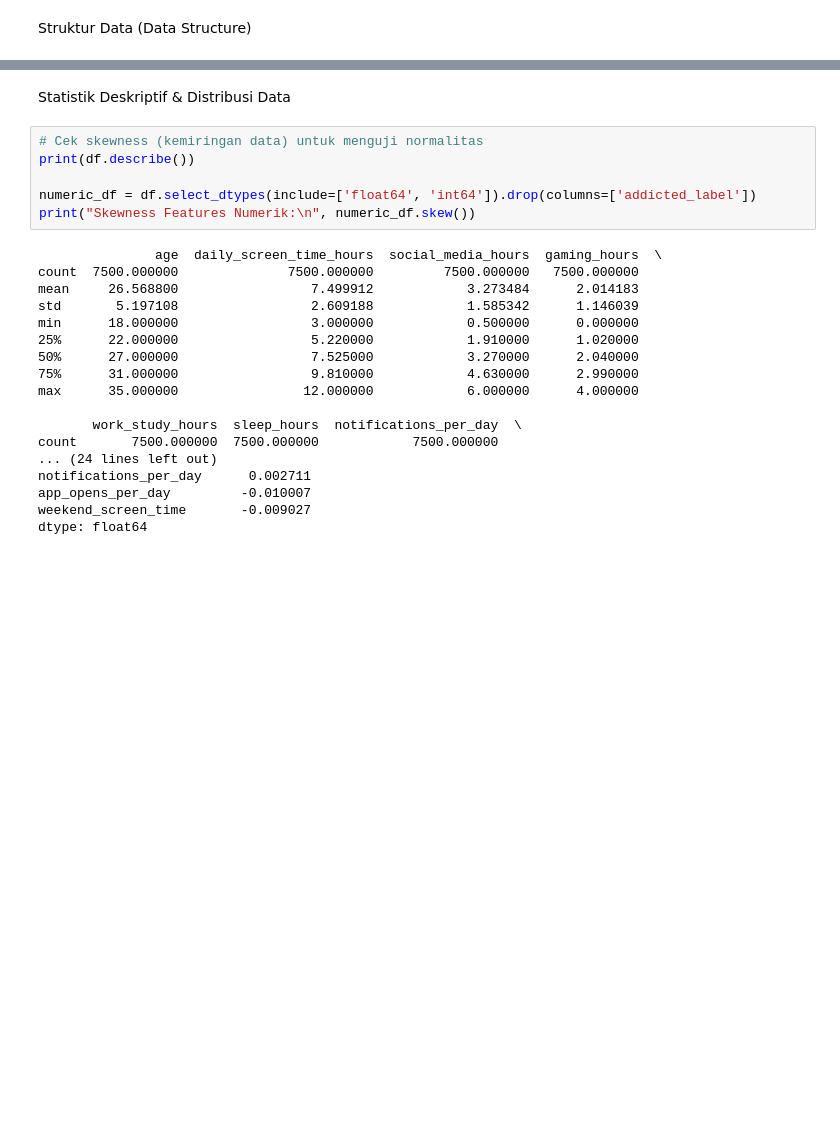
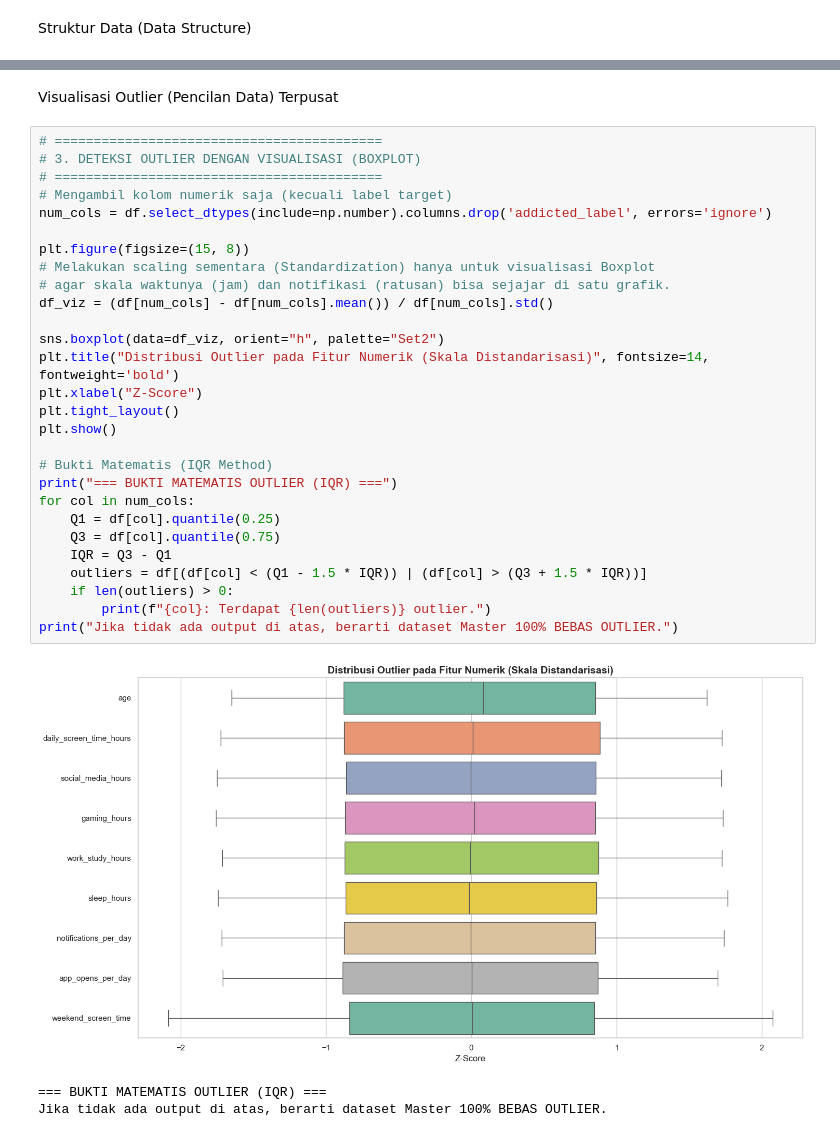
Before and after one commit to Naoupal/phone-addiction-detection, a Jupyter notebook: Notebook/EDA-phone-addiction-detection.ipynb, the cells around one changed output, grey strips where cells are left out. Drawn from its saved outputs; the diff is of its cells as text; blank space fills up the shorter version.

```diff
--- a/Notebook/EDA-phone-addiction-detection.ipynb
+++ b/Notebook/EDA-phone-addiction-detection.ipynb
@@ -67,27 +53,35 @@ addicted_label                       0            0.00
 # %% [markdown]
-Statistik Deskriptif & Distribusi Data
+Visualisasi Outlier (Pencilan Data) Terpusat
 # %%
-# Cek skewness (kemiringan data) untuk menguji normalitas
-print(df.describe())
+# ==========================================
+# 3. DETEKSI OUTLIER DENGAN VISUALISASI (BOXPLOT)
+# ==========================================
+# Mengambil kolom numerik saja (kecuali label target)
+num_cols = df.select_dtypes(include=np.number).columns.drop('addicted_label', errors='ignore')
 
-numeric_df = df.select_dtypes(include=['float64', 'int64']).drop(columns=['addicted_label'])
-print("Skewness Features Numerik:\n", numeric_df.skew())
+plt.figure(figsize=(15, 8))
+# Melakukan scaling sementara (Standardization) hanya untuk visualisasi Boxplot
+# agar skala waktunya (jam) dan notifikasi (ratusan) bisa sejajar di satu grafik.
+df_viz = (df[num_cols] - df[num_cols].mean()) / df[num_cols].std()
+
+sns.boxplot(data=df_viz, orient="h", palette="Set2")
+plt.title("Distribusi Outlier pada Fitur Numerik (Skala Distandarisasi)", fontsize=14, fontweight='bold')
+plt.xlabel("Z-Score")
+plt.tight_layout()
+plt.show()
+
+# Bukti Matematis (IQR Method)
+print("=== BUKTI MATEMATIS OUTLIER (IQR) ===")
+for col in num_cols:
+    Q1 = df[col].quantile(0.25)
+    Q3 = df[col].quantile(0.75)
+    IQR = Q3 - Q1
+    outliers = df[(df[col] < (Q1 - 1.5 * IQR)) | (df[col] > (Q3 + 1.5 * IQR))]
+    if len(outliers) > 0:
+        print(f"{col}: Terdapat {len(outliers)} outlier.")
+print("Jika tidak ada output di atas, berarti dataset Master 100% BEBAS OUTLIER.")
 # %% [output]
+[figure, added]
-               age  daily_screen_time_hours  social_media_hours  gaming_hours  \
-count  7500.000000              7500.000000         7500.000000   7500.000000
-mean     26.568800                 7.499912            3.273484      2.014183
-std       5.197108                 2.609188            1.585342      1.146039
-min      18.000000                 3.000000            0.500000      0.000000
-25%      22.000000                 5.220000            1.910000      1.020000
-50%      27.000000                 7.525000            3.270000      2.040000
-75%      31.000000                 9.810000            4.630000      2.990000
-max      35.000000                12.000000            6.000000      4.000000
-
-       work_study_hours  sleep_hours  notifications_per_day  \
-count       7500.000000  7500.000000            7500.000000
-... (24 lines left out)
-notifications_per_day      0.002711
-app_opens_per_day         -0.010007
-weekend_screen_time       -0.009027
-dtype: float64
+=== BUKTI MATEMATIS OUTLIER (IQR) ===
+Jika tidak ada output di atas, berarti dataset Master 100% BEBAS OUTLIER.
 # %% [markdown]
```
Also changed, not shown: parts of 16 cells of this notebook, 1 other file.
